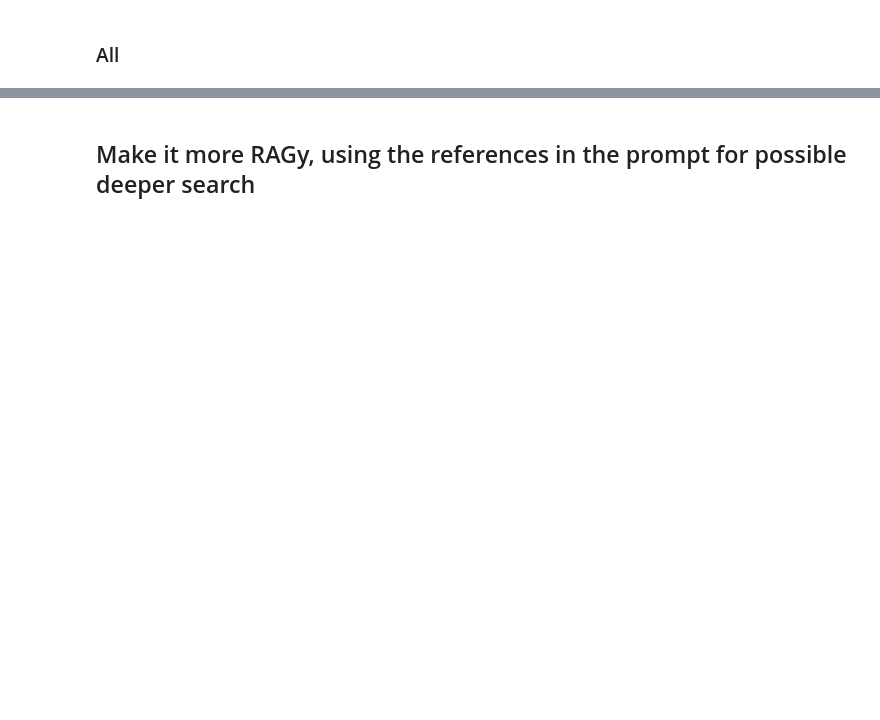
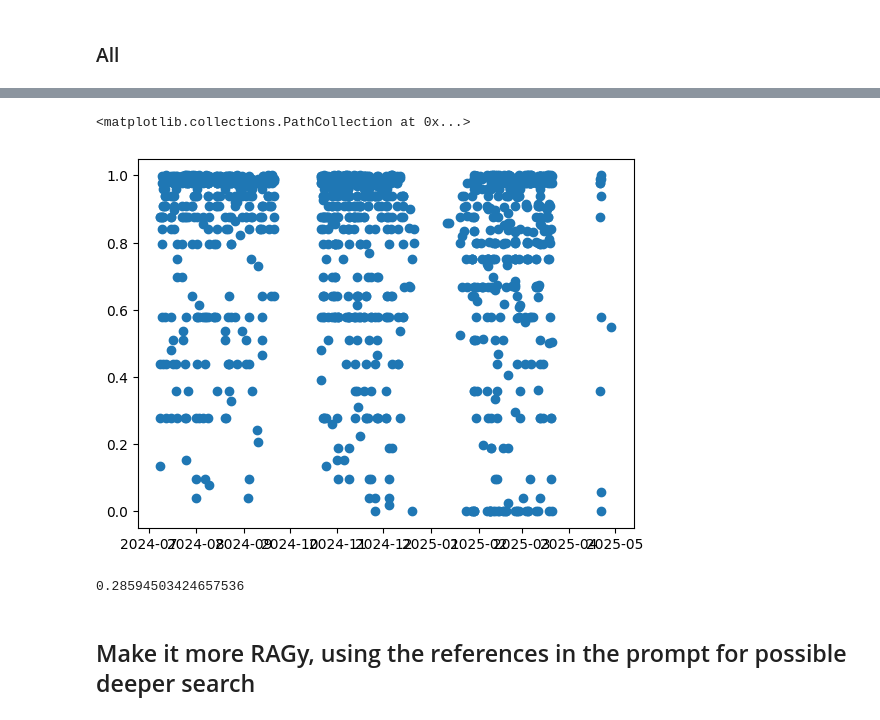
Before and after one commit to catskillsresearch/metac-bot-template, a Jupyter notebook: Quickstart_Historical_Backtest.ipynb, the cells around one changed output, grey strips where cells are left out. Drawn from its saved outputs; the diff is of its cells as text; code cells hidden in the pictures; blank space fills up the shorter version.

```diff
--- a/Quickstart_Historical_Backtest.ipynb
+++ b/Quickstart_Historical_Backtest.ipynb
@@ -808,0 +578,9 @@ plt.show()  # explicitly show the plot
+# %%
+plt.scatter(scores_by_date.open_time, scores_by_date.score.values)
+# %% [output]
+<matplotlib.collections.PathCollection at 0x...>
+[figure, added]
+# %%
+((scores_by_date.score-0.5).sum())/len(scores_by_date)
+# %% [output]
+0.28594503424657536
```
Also changed, not shown: parts of 50 cells of this notebook, 3 other files.
